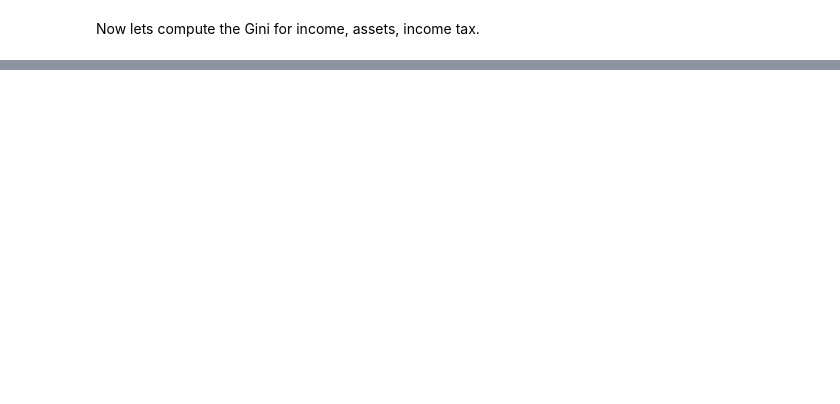
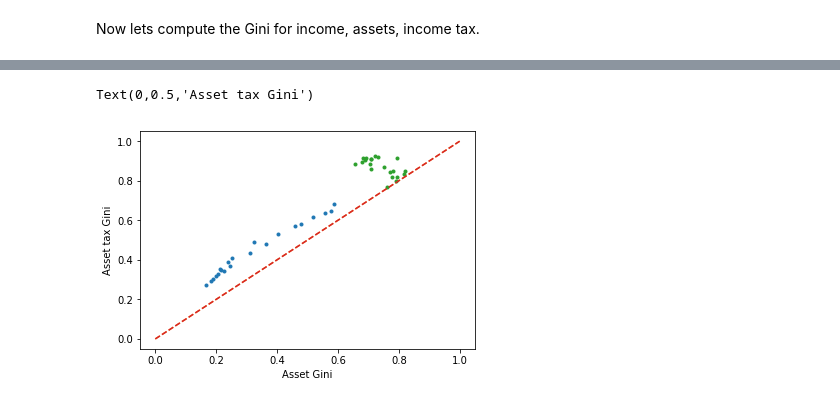
Before and after one commit to DataScienceForGood/TaxationInequality, a Jupyter notebook: planning/Meetup_2018.05.17/Mapping 2015 taxation data tutorial.ipynb, the cells around one changed output, grey strips where cells are left out. Drawn from its saved outputs; the diff is of its cells as text; code cells hidden in the pictures; blank space fills up the shorter version.

```diff
--- a/planning/Meetup_2018.05.17/Mapping 2015 taxation data tutorial.ipynb
+++ b/planning/Meetup_2018.05.17/Mapping 2015 taxation data tutorial.ipynb
@@ -301,0 +344,13 @@ fig.colorbar(sm, cax=cax).set_label('Gini coeff.')
+# %%
+plt.plot(vfGini_Income, vfGini_IncomeTax, '.')
+plt.plot([0, 1], [0, 1], '--')
+plt.xlabel('Income Gini')
+plt.ylabel('Income tax Gini')
+
+plt.plot(vfGini_Assets, vfGini_AssetTax, '.')
+plt.plot([0, 1], [0, 1], '--')
+plt.xlabel('Asset Gini')
+plt.ylabel('Asset tax Gini')
+# %% [output]
+Text(0,0.5,'Asset tax Gini')
+[figure, added]
```
Also changed, not shown: parts of 9 cells of this notebook.
